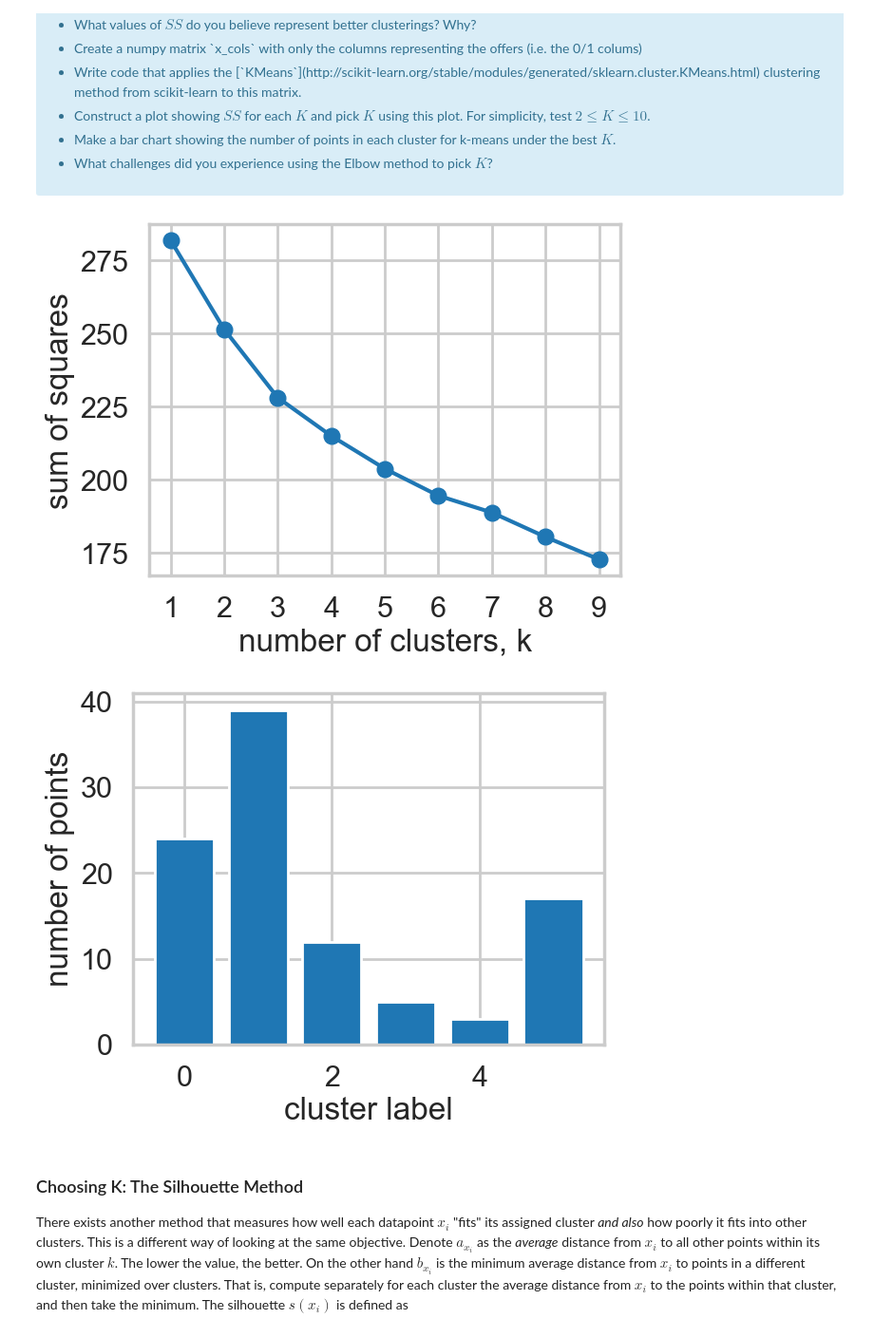
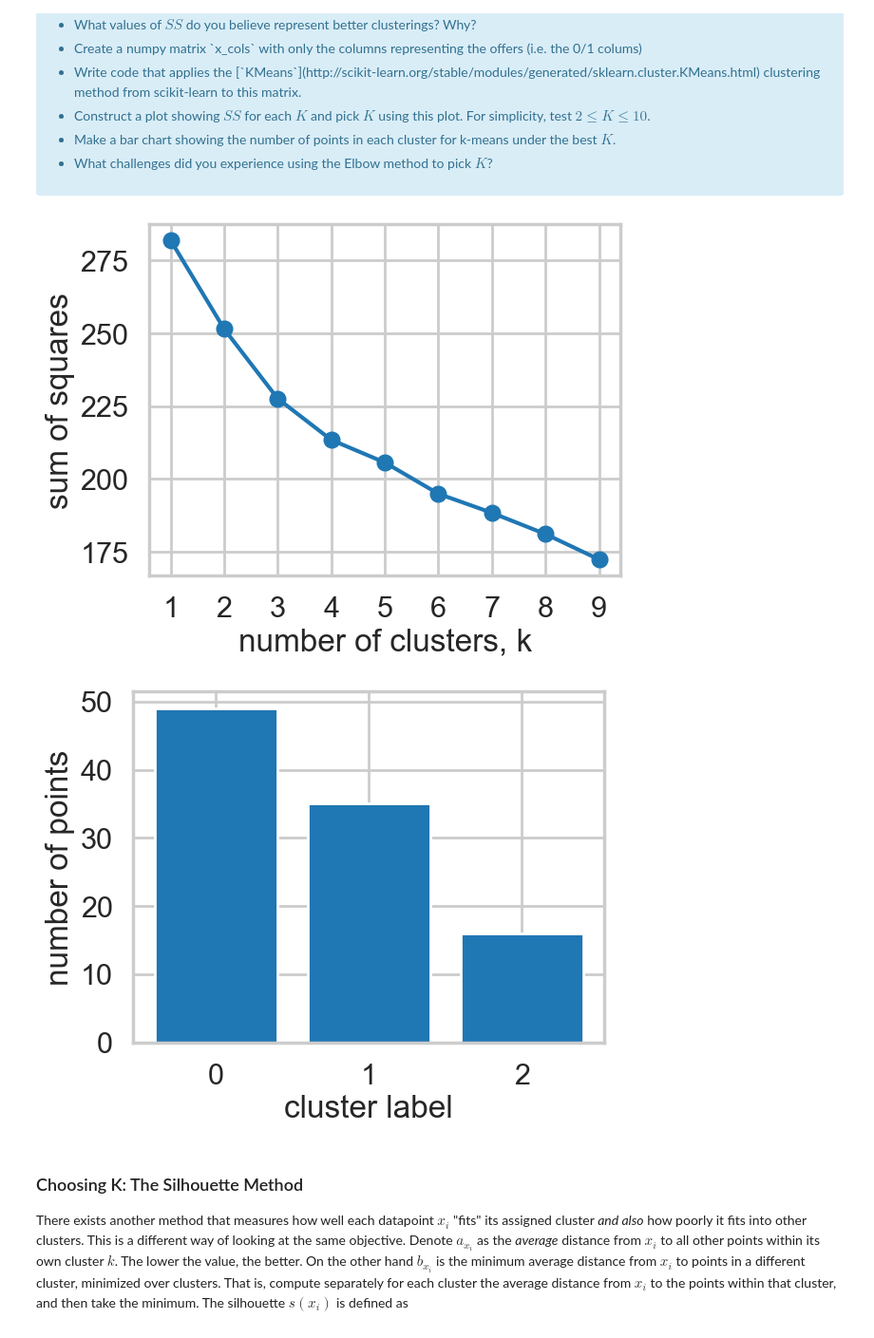
Before and after one commit to sosutherland/mec-mini-projects, a Jupyter notebook: mec-16.2.6-clustering-mini-project/Mini_Project_Clustering.ipynb, the cells around one changed output. Shown at 95% size. Cells and saved outputs as stored; diff of their text form; code cells hidden in the pictures.

```diff
--- a/mec-16.2.6-clustering-mini-project/Mini_Project_Clustering.ipynb
+++ b/mec-16.2.6-clustering-mini-project/Mini_Project_Clustering.ipynb
@@ -104,36 +104,36 @@ where $x_i$ is a point, $C_k$ represents cluster $k$ and $\mu_k$ is the centroid
 
 # Lower SS values represent better clustering since the error
 # is lower which means tighter clusterings.
 
 x_cols = df_pivot.drop('customer_name', axis=1).values
 
 from sklearn.cluster import KMeans
 ks = range(1, 10)
 ss = []
 for k in ks:
     model = KMeans(n_clusters=k, n_init=10)
     model.fit_predict(x_cols)
     ss.append(model.inertia_)
 plt.plot(ks, ss, '-o')
 plt.xlabel('number of clusters, k')
 plt.ylabel('sum of squares')
 plt.xticks(ks)
 plt.show()
 
-model = KMeans(n_clusters=6, n_init=10)
+model = KMeans(n_clusters=3, n_init=10)
 model.fit_predict(x_cols)
 clusters = pd.Series(model.labels_).value_counts().sort_index()
 plt.bar(x=clusters.index, height=clusters.values)
 plt.xlabel('cluster label')
 plt.ylabel('number of points')
 plt.show()
 
 # the rate of change for each K is approximately the same
 # which means there is no clear elbow point to choose from
 # but given this data 3 may be the best point for the elbow
 # %% [output]
-[figure, old version]
+[figure, new version]
-[figure, old version]
+[figure, new version]
 # %% [markdown]
 ### Choosing K: The Silhouette Method
 
```
Also changed, not shown: parts of 1 cell of this notebook.
